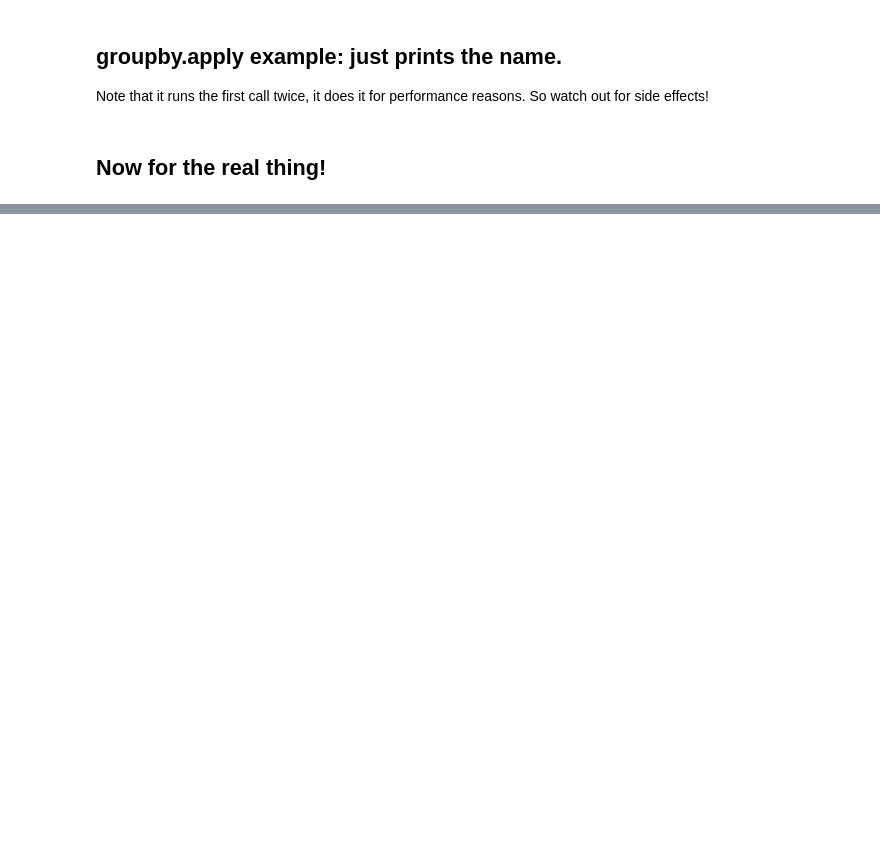
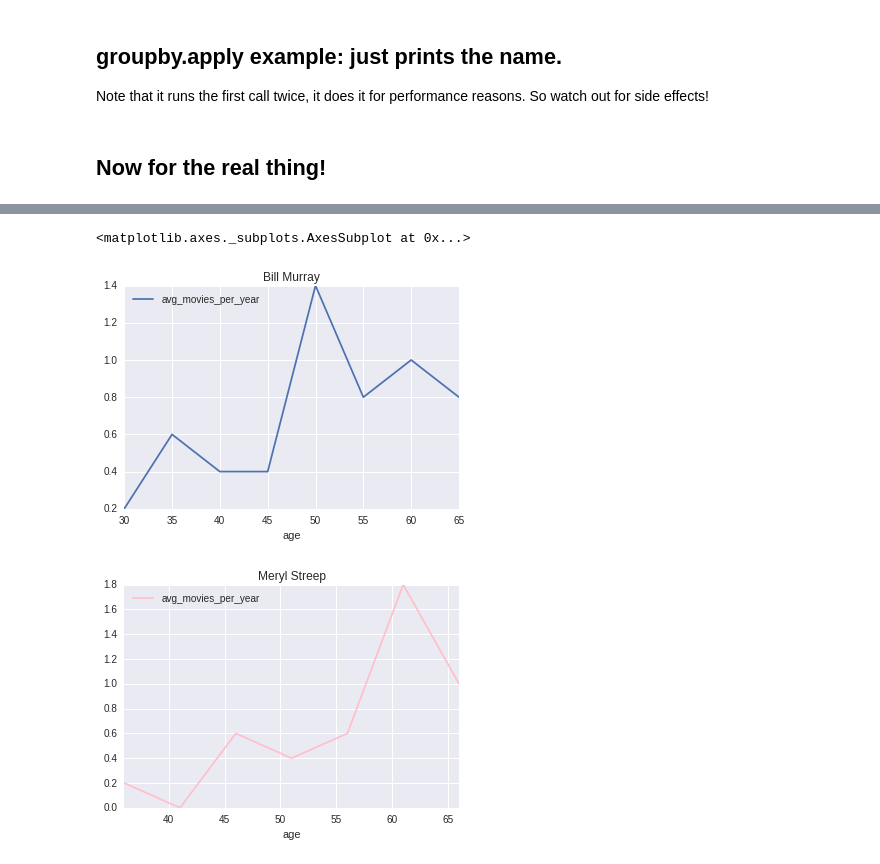
Before and after one commit to IanLondon/actor-age-curves, a Jupyter notebook: actor-regression-sklearn-joined-budget.ipynb, the cells around one changed output, grey strips where cells are left out. Drawn from its saved outputs; the diff is of its cells as text; code cells hidden in the pictures; blank space fills up the shorter version.

```diff
--- a/actor-regression-sklearn-joined-budget.ipynb
+++ b/actor-regression-sklearn-joined-budget.ipynb
@@ -1429,0 +1439,10 @@ actor_age_binned.loc['Meryl Streep'].plot('age','avg_movies_per_year')
+# %%
+def plot_movies_by_age(actor_name, **kwargs):
+    return actor_age_binned.loc[actor_name].plot('age','avg_movies_per_year', title=actor_name, **kwargs)
+
+plot_movies_by_age('Bill Murray')
+plot_movies_by_age('Meryl Streep', color='pink')
+# %% [output]
+<matplotlib.axes._subplots.AxesSubplot at 0x...>
+[figure, added]
+[figure, added]
```
Also changed, not shown: parts of 10 cells of this notebook.
